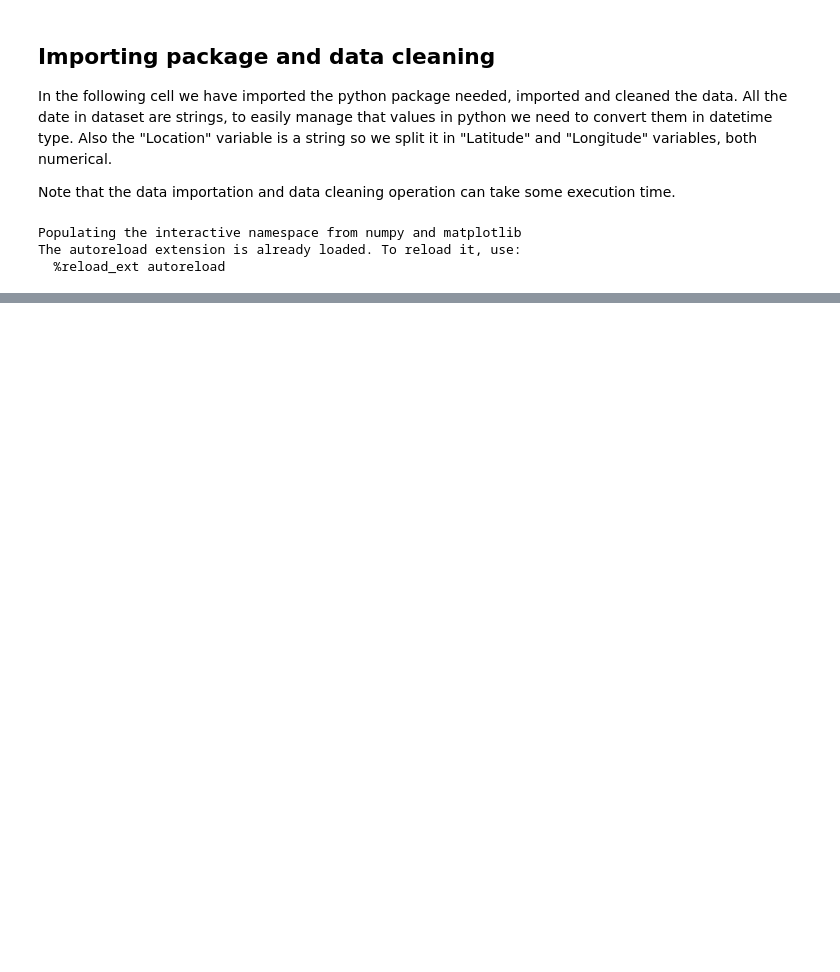
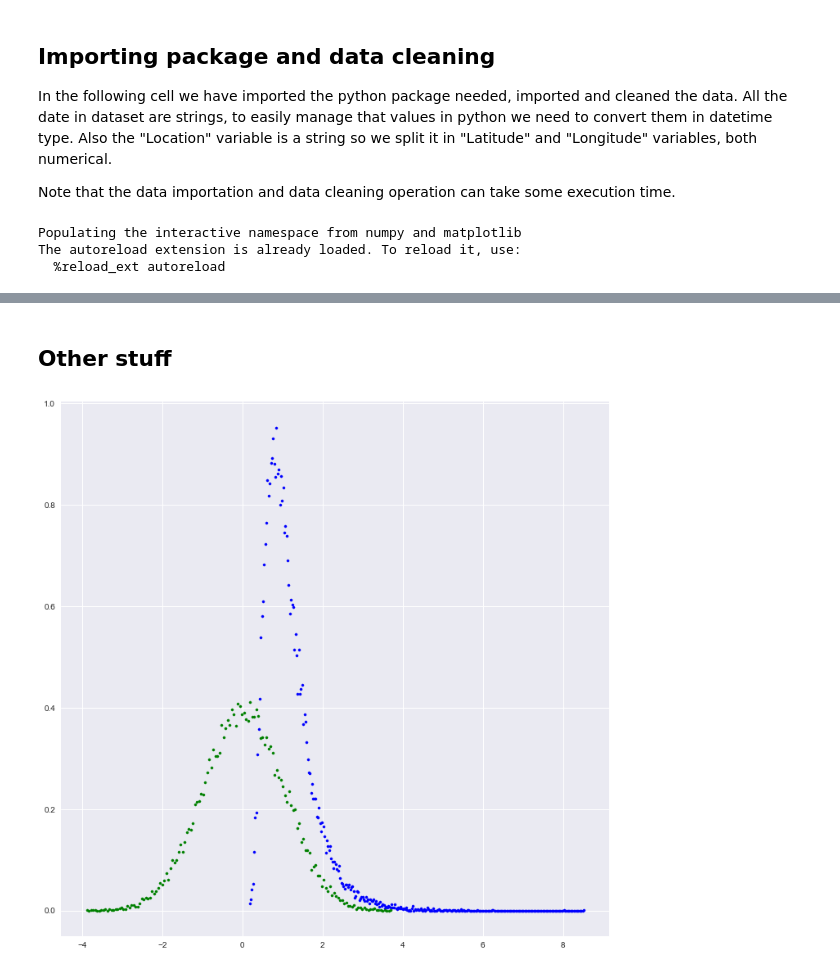
Before and after one commit to lipry/San-Francisco-Fires-Simulation, a Jupyter notebook: SF fire incidents data analysis.ipynb, the cells around one changed output, grey strips where cells are left out. Cells and saved outputs as stored; diff of their text form; code cells hidden in the pictures; blank space fills up the shorter version.

Commit message:
Normal class refactoring with buffer for box-muller technique + general fix

```diff
--- a/SF fire incidents data analysis.ipynb
+++ b/SF fire incidents data analysis.ipynb
@@ -194,3 +183,5 @@ plt.clf()
+# %% [markdown]
+## Other stuff
 # %%
 box = df['Box']
 vc_box = box.value_counts(dropna=True)
@@ -201,15 +192,18 @@ plt.bar(x, vc_box)
 plt.xticks(x, idx, rotation=90)
 plt.show()
 # %%
-normal_bm  = Normal(mu=0.0, sigma=0.25, t="bm", log=True)
-pdf_bm_x, pdf_bm_y = normal_bm.pdf(30000, 150)
+#### Normal/Lognormal implementation
+normal_bm  = Normal(mu=0.0, variance=0.25, t="bm", log=True)
+pdf_bm_x, pdf_bm_y = normal_bm.pdf(30000, 300)
 
 normal_approx = Normal(t="approx", log=False)
 pdf_approx_x, pdf_approx_y = normal_approx.pdf(30000, 150)
 
 plt.scatter(pdf_bm_x, pdf_bm_y, color="blue", s=10)
 plt.scatter(pdf_approx_x, pdf_approx_y, color="green", s=10)
 plt.show()
+# %% [output]
+[figure, added]
 # %%
 civilian_fatalities = df['Number of Sprinkler Heads Operating'].value_counts(normalize=True)
 print(civilian_fatalities[civilian_fatalities<300])
```
Also changed, not shown: parts of 20 cells of this notebook, 4 other files.
